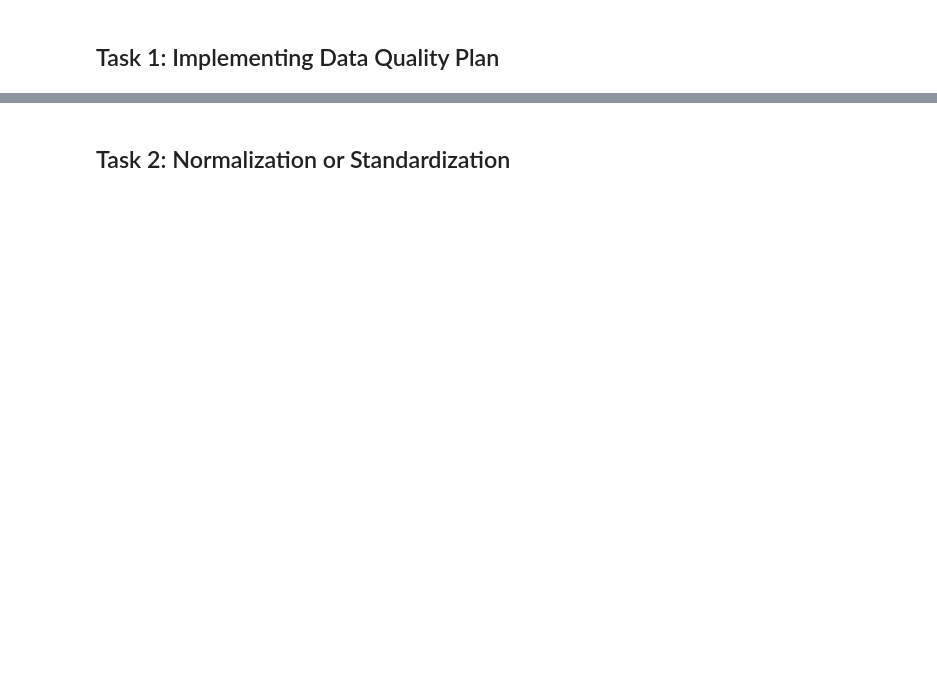
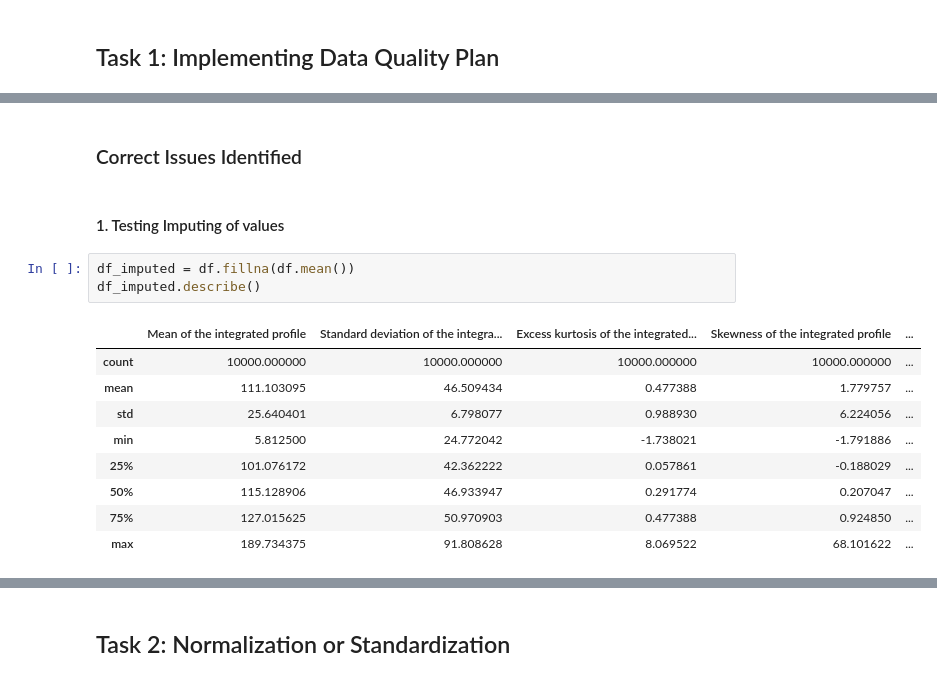
Before and after one commit to dandex200/COMP47490_Machine_Learning, a Jupyter notebook: Assignment_1/ML_A1.ipynb, the cells around one changed output, grey strips where cells are left out. Cells and saved outputs as stored; diff of their text form; blank space fills up the shorter version.

```diff
--- a/Assignment_1/ML_A1.ipynb
+++ b/Assignment_1/ML_A1.ipynb
@@ -26,0 +123,17 @@ df
+# %% [markdown]
+### Correct Issues Identified
+# %% [markdown]
+#### 1. Testing Imputing of values
+# %%
+df_imputed = df.fillna(df.mean())
+df_imputed.describe()
+# %% [output]
+|  | Mean of the integrated profile | Standard deviation of the integra... | Excess kurtosis of the integrated... | Skewness of the integrated profile | ... |
+| count | 10000.000000 | 10000.000000 | 10000.000000 | 10000.000000 | ... |
+| mean | 111.103095 | 46.509434 | 0.477388 | 1.779757 | ... |
+| std | 25.640401 | 6.798077 | 0.988930 | 6.224056 | ... |
+| min | 5.812500 | 24.772042 | -1.738021 | -1.791886 | ... |
+| 25% | 101.076172 | 42.362222 | 0.057861 | -0.188029 | ... |
+| 50% | 115.128906 | 46.933947 | 0.291774 | 0.207047 | ... |
+| 75% | 127.015625 | 50.970903 | 0.477388 | 0.924850 | ... |
+| max | 189.734375 | 91.808628 | 8.069522 | 68.101622 | ... |
```
Also changed, not shown: parts of 41 cells of this notebook, 1 other file.
